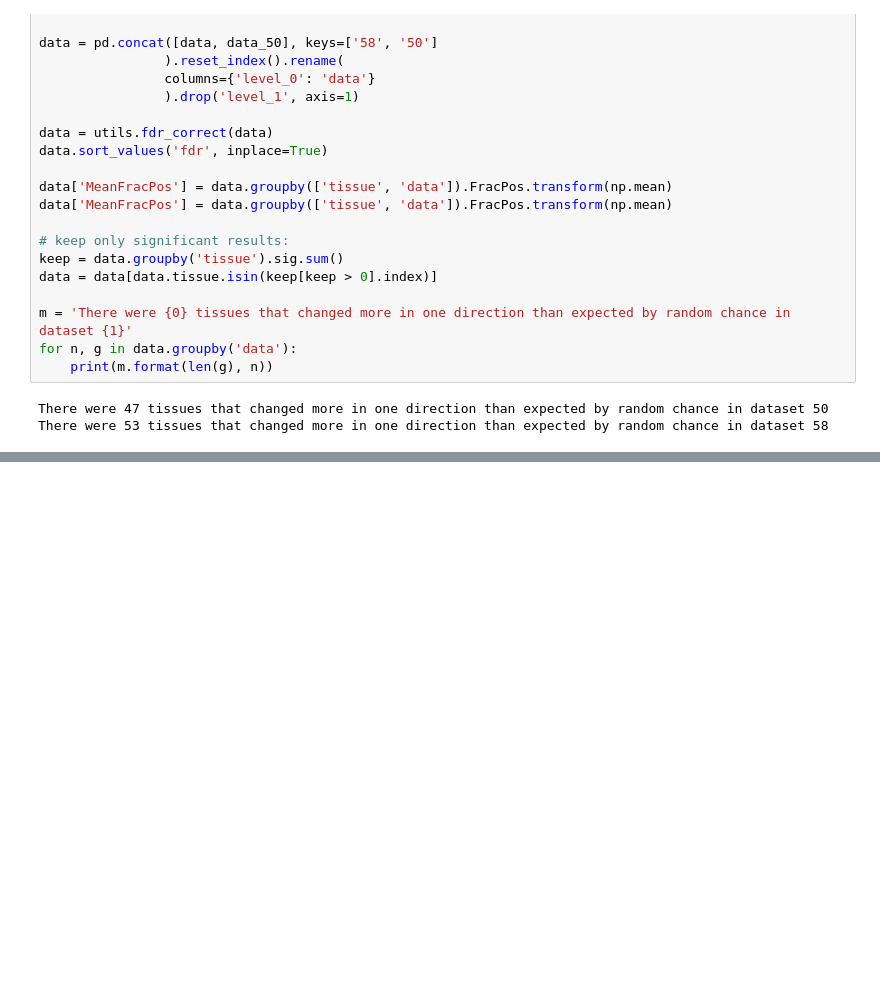
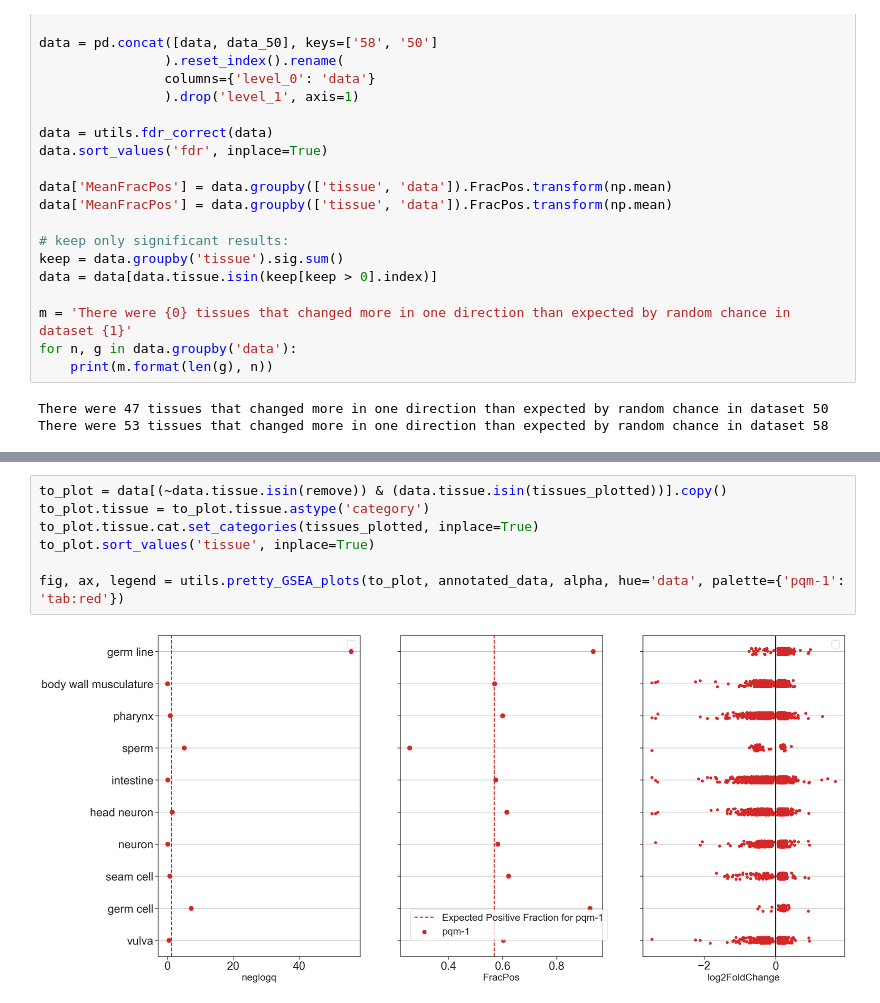
Before and after one commit to dangeles/Ascr10xomics, a Jupyter notebook: src/TissueEnrichment.ipynb, the cells around one changed output, grey strips where cells are left out. Saved outputs shown, nothing was run; the diff lists cells and outputs as text; blank space fills up the shorter version.

```diff
--- a/src/TissueEnrichment.ipynb
+++ b/src/TissueEnrichment.ipynb
@@ -163,0 +143,9 @@ fig, ax = utils.pretty_GSEA_plots(to_plot, annotated_data, alpha, hue='data', pa
+# %%
+to_plot = data[(~data.tissue.isin(remove)) & (data.tissue.isin(tissues_plotted))].copy()
+to_plot.tissue = to_plot.tissue.astype('category')
+to_plot.tissue.cat.set_categories(tissues_plotted, inplace=True)
+to_plot.sort_values('tissue', inplace=True)
+
+fig, ax, legend = utils.pretty_GSEA_plots(to_plot, annotated_data, alpha, hue='data', palette={'pqm-1': 'tab:red'})
+# %% [output]
+[figure, added]
```
Also changed, not shown: parts of 18 cells of this notebook.
